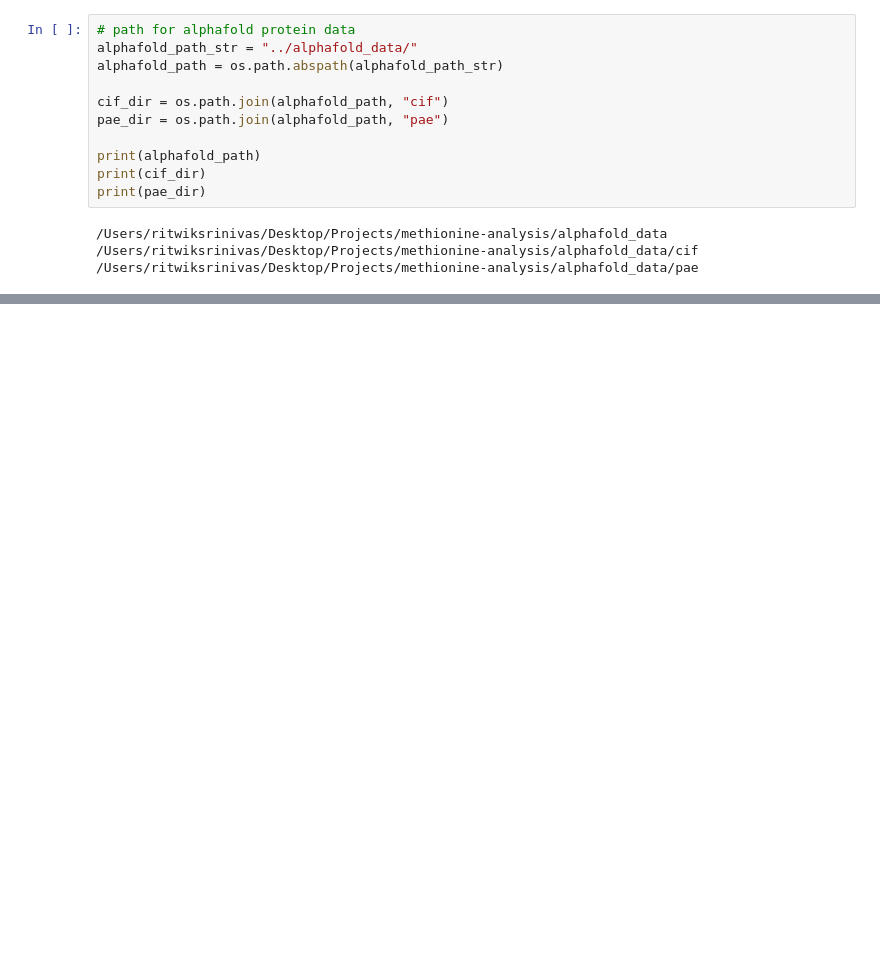
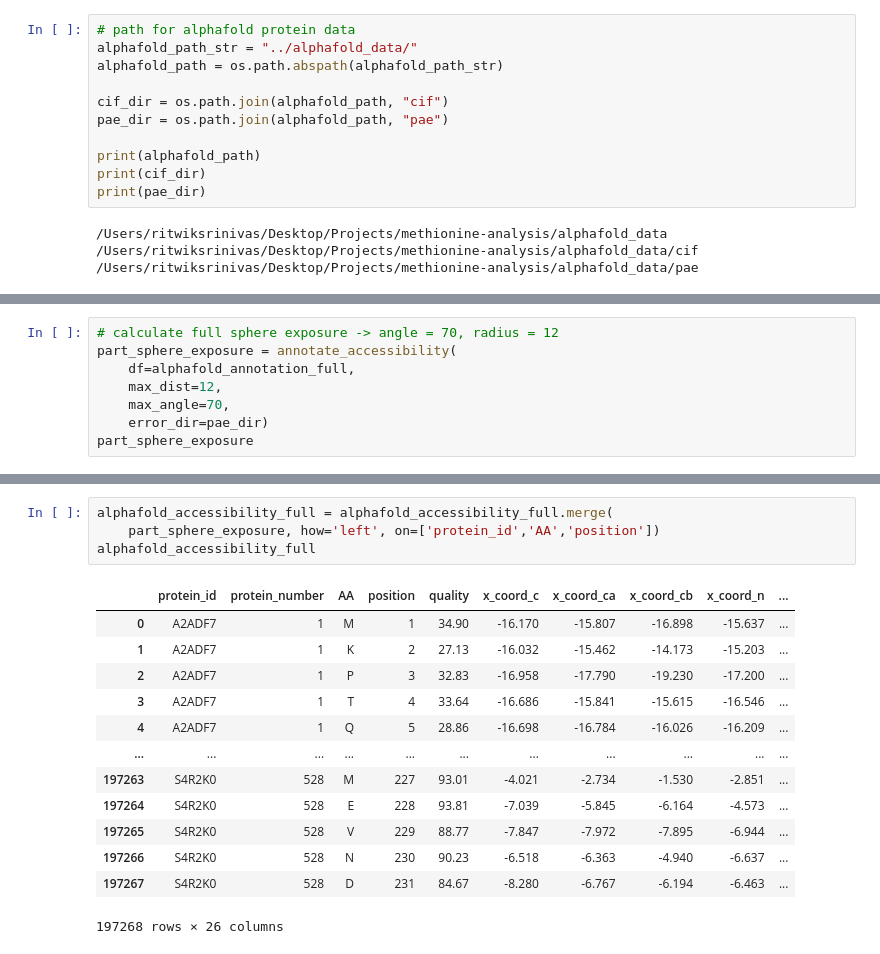
Before and after one commit to ritster/methionine-analysis, a Jupyter notebook: ritwik/ritwik-datagen-angel_annika.ipynb, the cells around one changed output, grey strips where cells are left out. Drawn from its saved outputs; the diff is of its cells as text; blank space fills up the shorter version.

```diff
--- a/ritwik/ritwik-datagen-angel_annika.ipynb
+++ b/ritwik/ritwik-datagen-angel_annika.ipynb
@@ -914,0 +955,8 @@ alphafold_annotation
+# %%
+# calculate full sphere exposure -> angle = 70, radius = 12
+part_sphere_exposure = annotate_accessibility(
+    df=alphafold_annotation_full,
+    max_dist=12,
+    max_angle=70,
+    error_dir=pae_dir)
+part_sphere_exposure
@@ -914,0 +977,18 @@ alphafold_annotation
+# %%
+alphafold_accessibility_full = alphafold_accessibility_full.merge(
+    part_sphere_exposure, how='left', on=['protein_id','AA','position'])
+alphafold_accessibility_full
+# %% [output]
+|  | protein_id | protein_number | AA | position | quality | x_coord_c | x_coord_ca | x_coord_cb | x_coord_n | ... |
+| 0 | A2ADF7 | 1 | M | 1 | 34.90 | -16.170 | -15.807 | -16.898 | -15.637 | ... |
+| 1 | A2ADF7 | 1 | K | 2 | 27.13 | -16.032 | -15.462 | -14.173 | -15.203 | ... |
+| 2 | A2ADF7 | 1 | P | 3 | 32.83 | -16.958 | -17.790 | -19.230 | -17.200 | ... |
+| 3 | A2ADF7 | 1 | T | 4 | 33.64 | -16.686 | -15.841 | -15.615 | -16.546 | ... |
+| 4 | A2ADF7 | 1 | Q | 5 | 28.86 | -16.698 | -16.784 | -16.026 | -16.209 | ... |
+| ... | ... | ... | ... | ... | ... | ... | ... | ... | ... | ... |
+| 197263 | S4R2K0 | 528 | M | 227 | 93.01 | -4.021 | -2.734 | -1.530 | -2.851 | ... |
+| 197264 | S4R2K0 | 528 | E | 228 | 93.81 | -7.039 | -5.845 | -6.164 | -4.573 | ... |
+| 197265 | S4R2K0 | 528 | V | 229 | 88.77 | -7.847 | -7.972 | -7.895 | -6.944 | ... |
+| 197266 | S4R2K0 | 528 | N | 230 | 90.23 | -6.518 | -6.363 | -4.940 | -6.637 | ... |
+| 197267 | S4R2K0 | 528 | D | 231 | 84.67 | -8.280 | -6.767 | -6.194 | -6.463 | ... |
+197268 rows × 26 columns
```
Also changed, not shown: parts of 26 cells of this notebook, 6 other files.
